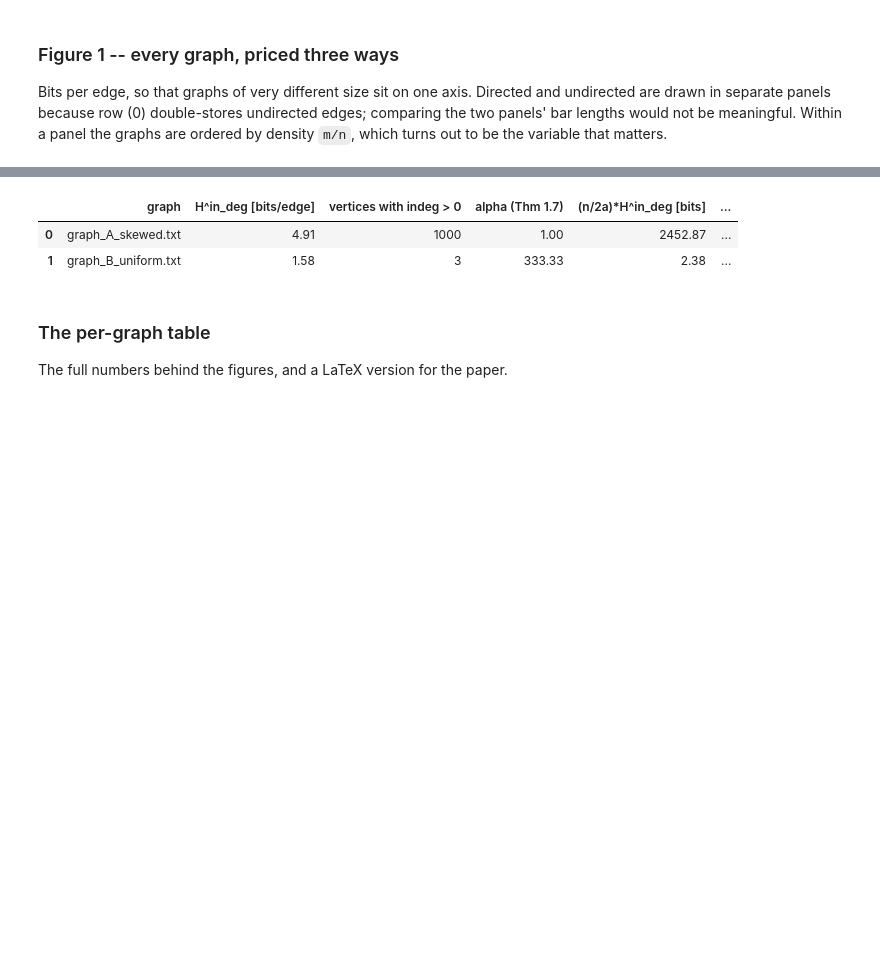
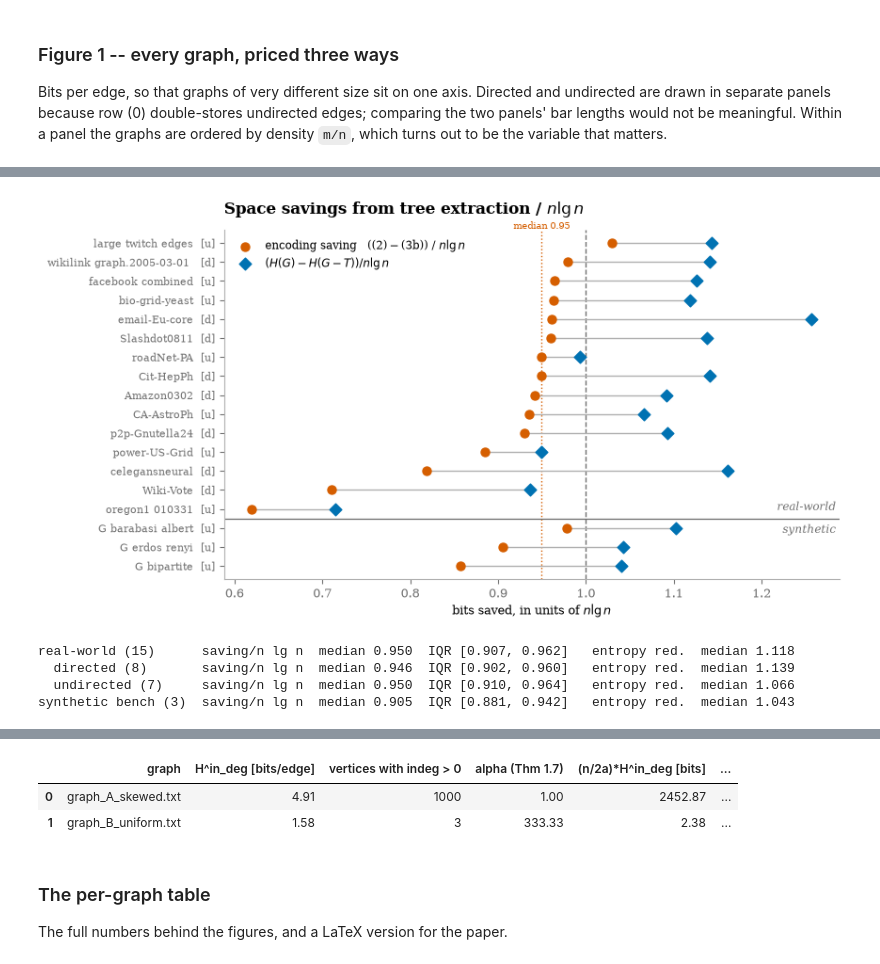
Before and after one commit to sebawild/trex_toy, a Jupyter notebook: evaluation.ipynb, the cells around one changed output, grey strips where cells are left out. Drawn from its saved outputs; the diff is of its cells as text; code cells hidden in the pictures; blank space fills up the shorter version.

```diff
--- a/evaluation.ipynb
+++ b/evaluation.ipynb
@@ -264,3 +284,56 @@ entropy reduction / n lg n median 1.092, IQR [0.993, 1.141]
+# %%
+main = df[real].sort_values("saving / n lg n")
+extra = df[df["class"].eq("synthetic / benchmark")].sort_values("saving / n lg n")
+o2 = pd.concat([extra, main]).reset_index(drop=True)
+split = len(extra) - 0.5                      # rule between the two groups
+
+# layout="constrained" re-runs drawing via actual backend
+fig, ax = plt.subplots(figsize=(8.5, 4.5), layout="constrained")
+ax.axvline(1.0, color=PALETTE["ink_faint"], lw=1, ls="--", zorder=0)
+for i, r in o2.iterrows():
+    ax.plot([r["saving / n lg n"], r["entropy reduction / n lg n"]], [i, i],
+            color=PALETTE["border"], lw=1, zorder=1)
+ax.scatter(o2["saving / n lg n"], range(len(o2)), s=42, color=C_TREX, zorder=2,
+           label="encoding saving   ((2)${}-{}$(3b)) / $n \\lg n$")
+ax.scatter(o2["entropy reduction / n lg n"], range(len(o2)), s=42, color=C_ALT,
+           marker="D", zorder=2, label="$(H(G) - H(G-T)) / n \\lg n$")
+ax.axhline(split, color=PALETTE["ink_faint"], lw=0.9)
+for y, txt, va in [(split - 0.3, "synthetic", "top"), (split + 0.3, "real-world", "bottom")]:
+    ax.text(0.995, y, txt, transform=ax.get_yaxis_transform(), fontsize=8.5,
+            ha="right", va=va, color=PALETTE["ink_faint"], style="italic")
+
+med = df[real]["saving / n lg n"].median()
+ax.axvline(med, color=C_TREX, lw=1, ls=":", zorder=0)
+ax.set_yticks(range(len(o2)))
+# Replace underscore in graph names by space and remove trailing space
+ax.set_yticklabels([f"{g.replace('_', ' ')}  [{t[0]}]" for g, t in zip(o2["graph"], o2["type"])], fontsize=8)
+ax.set_ylim(-0.7, len(o2) - 0.3)
+ax.set_xlabel("bits saved, in units of $n \\lg n$")
+ax.set_title("Space savings from tree extraction / $n \\lg n$",
+             loc="left", fontsize=12, pad=12)
+#ax.legend(frameon=False, loc="upper center", bbox_to_anchor=(0.5, -0.07), ncol=2, fontsize=8.5)
+ax.text(med, len(o2) - .25, f"median {med:.2f}", ha="center", fontsize=7.5,
+        color=C_TREX)
+ax.legend(frameon=False, loc="upper left", fontsize=8.5)
+#fig.tight_layout() # DON'T do this with constrained layout
+#fig.savefig(f"figures/fig2-n-lg-n-{THEME}.pdf")
+my_savefig(f"fig2-n-lg-n-{THEME}")
+plt.show()
+
+for label, sel in [("real-world (15)", real),
+                   ("  directed (8)", real & directed),
+                   ("  undirected (7)", real & ~directed),
+                   ("synthetic bench (3)", df["class"].eq("synthetic / benchmark"))]:
+    a, b = df[sel]["saving / n lg n"], df[sel]["entropy reduction / n lg n"]
+    print(f"{label:20} saving/n lg n  median {a.median():.3f}  "
+          f"IQR [{a.quantile(.25):.3f}, {a.quantile(.75):.3f}]   "
+          f"entropy red.  median {b.median():.3f}")
+# %% [output]
+[figure, added]
+real-world (15)      saving/n lg n  median 0.950  IQR [0.907, 0.962]   entropy red.  median 1.118
+  directed (8)       saving/n lg n  median 0.946  IQR [0.902, 0.960]   entropy red.  median 1.139
+  undirected (7)     saving/n lg n  median 0.950  IQR [0.910, 0.964]   entropy red.  median 1.066
+synthetic bench (3)  saving/n lg n  median 0.905  IQR [0.881, 0.942]   entropy red.  median 1.043
 # %% [markdown]
 ### Figure 3 -- when tree extraction pays, and when it does not
 
```
Also changed, not shown: parts of 18 cells of this notebook, 4 other files.
